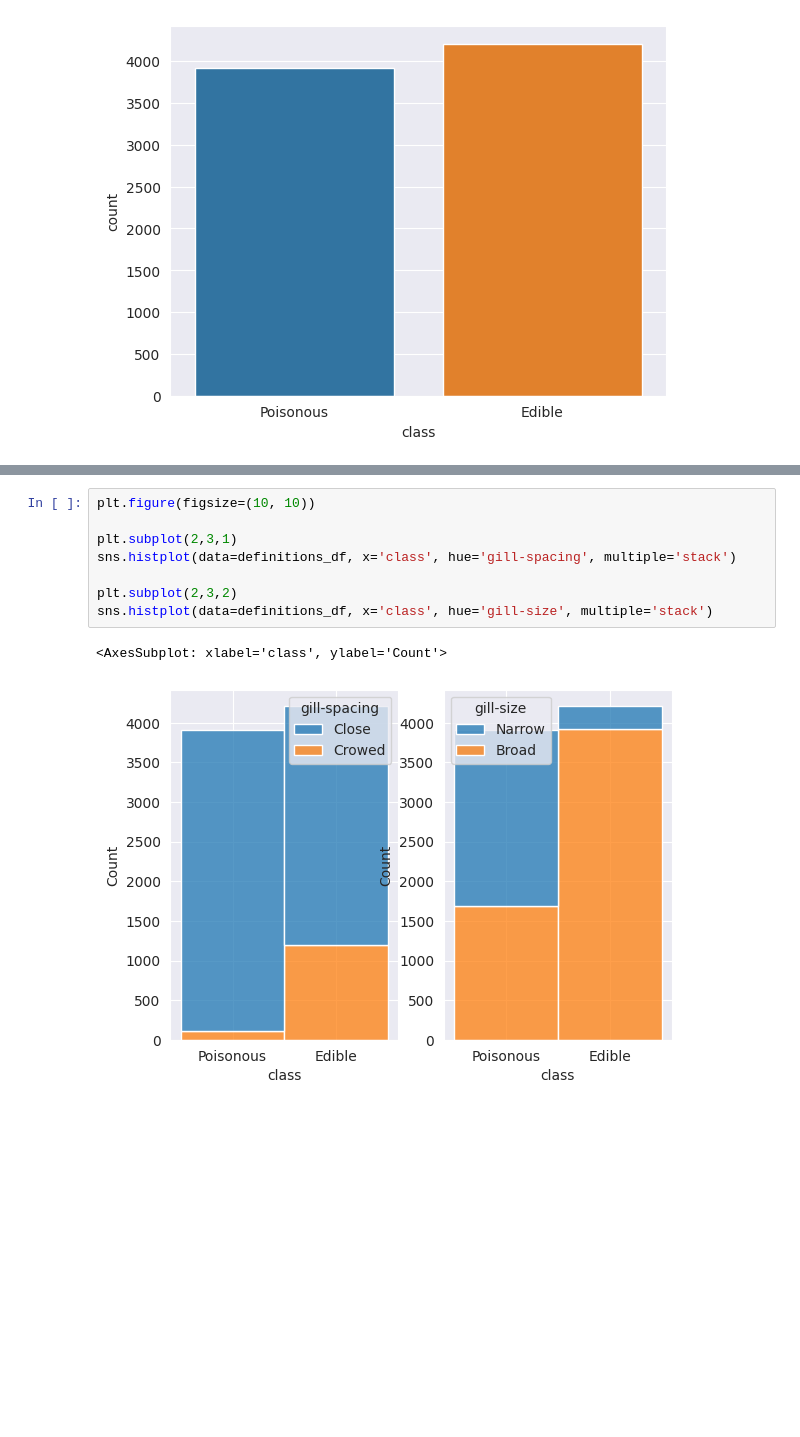
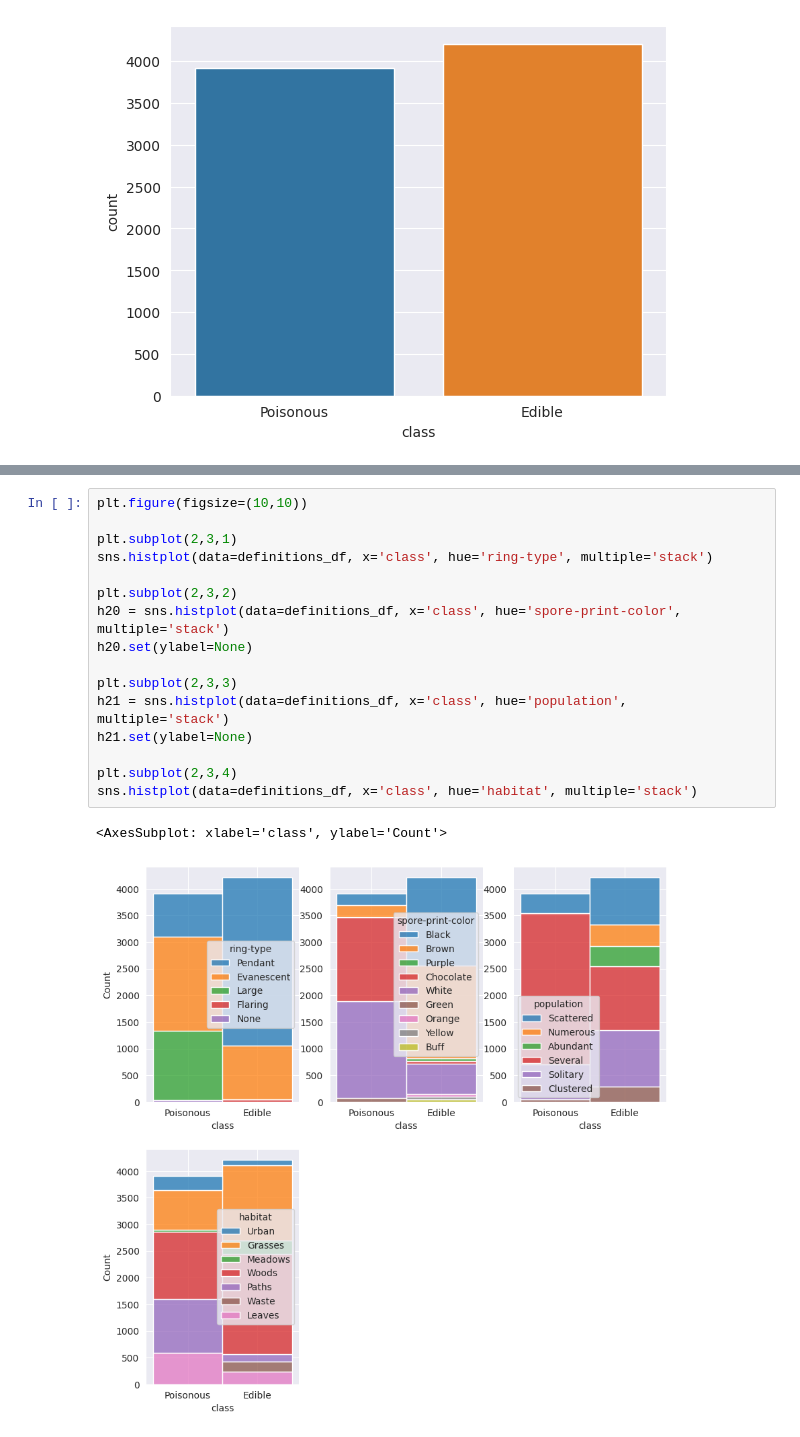
Before and after one commit to AxoloCrypt/Mushroom-Network, a Jupyter notebook: notebooks/preparation.ipynb, the cells around one changed output, grey strips where cells are left out. Cells and saved outputs as stored; diff of their text form; blank space fills up the shorter version.

Commit message:
Data visualization on histograms

```diff
--- a/notebooks/preparation.ipynb
+++ b/notebooks/preparation.ipynb
@@ -417,11 +477,19 @@ sns.histplot(data=definitions_df, x='class', hue='gill-attachment', multiple='st
 # %%
-plt.figure(figsize=(10, 10))
+plt.figure(figsize=(10,10))
 
 plt.subplot(2,3,1)
-sns.histplot(data=definitions_df, x='class', hue='gill-spacing', multiple='stack')
+sns.histplot(data=definitions_df, x='class', hue='ring-type', multiple='stack')
 
 plt.subplot(2,3,2)
-sns.histplot(data=definitions_df, x='class', hue='gill-size', multiple='stack')
+h20 = sns.histplot(data=definitions_df, x='class', hue='spore-print-color', multiple='stack')
+h20.set(ylabel=None)
+
+plt.subplot(2,3,3)
+h21 = sns.histplot(data=definitions_df, x='class', hue='population', multiple='stack')
+h21.set(ylabel=None)
+
+plt.subplot(2,3,4)
+sns.histplot(data=definitions_df, x='class', hue='habitat', multiple='stack')
 # %% [output]
 <AxesSubplot: xlabel='class', ylabel='Count'>
-[figure, old version]
+[figure, new version]
```
Also changed, not shown: parts of 3 cells of this notebook.
